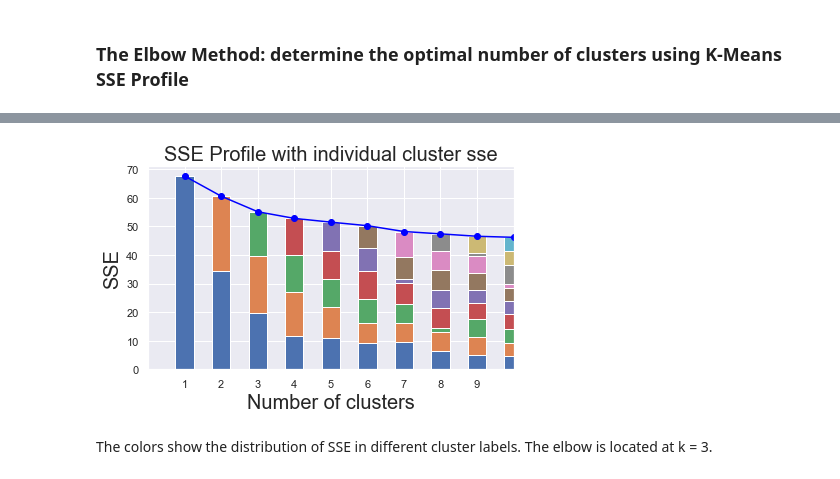
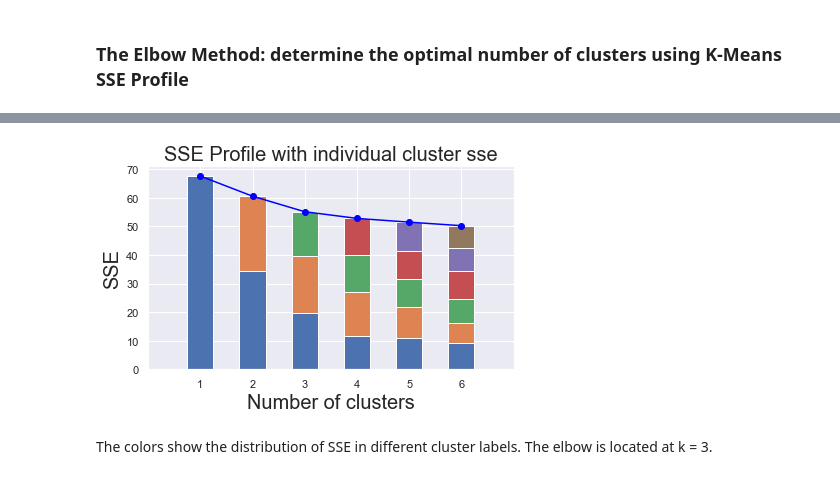
Before and after one commit to khagenA/NLP, a Jupyter notebook: K-Mean-scratch.ipynb, the cells around one changed output, grey strips where cells are left out. Drawn from its saved outputs; the diff is of its cells as text; code cells hidden in the pictures.

Commit message:
plotting error fixed

```diff
--- a/K-Mean-scratch.ipynb
+++ b/K-Mean-scratch.ipynb
@@ -231,7 +231,7 @@ obj.annotated_visualize()
 ### The Elbow Method: determine the optimal number of clusters using K-Means SSE Profile
 # %%
 SSE_list = []
-for K in range(1,11):
+for K in range(1,7):
     obj.run(K)
     SSE_list.append(obj.get_sseList())
 # %% [output]
@@ -260,16 +252,16 @@ df_sse = pd.DataFrame(SSE_list)
 # %%
 import matplotlib.pyplot as plt
 %matplotlib inline
 ax = df_sse.plot(kind='bar', stacked = True)
 df_sse.T.sum().plot(kind='line', color='blue', style = '-o')
 ax.get_legend().remove()
 plt.xlabel('Number of clusters', fontsize = 20)
 plt.ylabel('SSE', fontsize = 20)
-ax.set_xticklabels(np.arange(1,10))
-plt.xlim([-1, 9])
+ax.set_xticklabels(np.arange(1,7))
+plt.xlim([-1, 6])
 plt.title('SSE Profile with individual cluster sse', fontsize = 20)
 plt.tight_layout()
 # %% [output]
-[figure, old version]
+[figure, new version]
 # %% [markdown]
 The colors show the distribution of SSE in different cluster labels. The elbow is located at k = 3.
```
Also changed, not shown: parts of 1 cell of this notebook, 1 other file.
